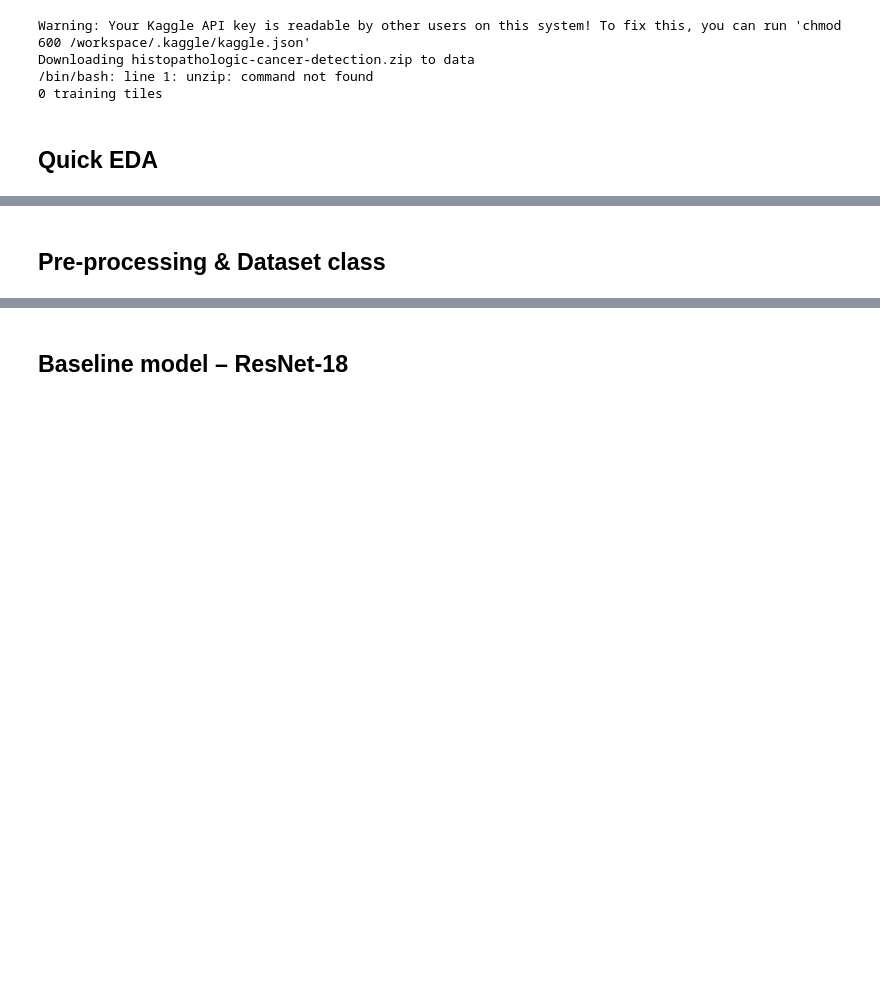
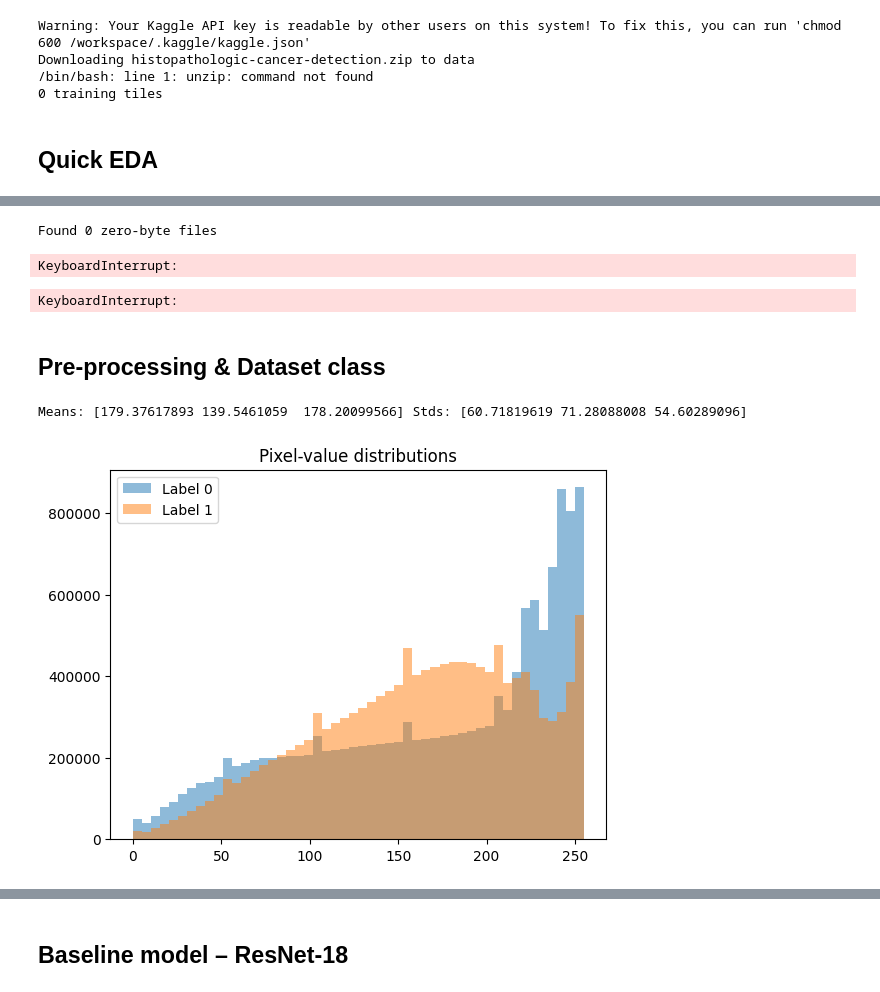
Before and after one commit to tgrytnes/cnn-cancer-detection, a Jupyter notebook: cnn_cancer_detection_template.ipynb, the cells around one changed output, grey strips where cells are left out. Saved outputs shown, nothing was run; the diff lists cells and outputs as text; code cells hidden in the pictures; blank space fills up the shorter version.

Commit message:
chore: complete preliminary EDA and data cleaning

```diff
--- a/cnn_cancer_detection_template.ipynb
+++ b/cnn_cancer_detection_template.ipynb
@@ -9,6 +9,10 @@ Kaggle Histopathologic Cancer Detection challenge
 %pip install -q kaggle wandb pandas matplotlib pillow
 
 import os, random, pathlib, numpy as np, torch, wandb
+import pandas as pd, matplotlib.pyplot as plt, pathlib
+from PIL import Image
+from tqdm import tqdm
+import hashlib
 
 # ── Reproducibility -----------------------------------------------------
 SEED = 42
@@ -18,6 +22,7 @@ random.seed(SEED); np.random.seed(SEED); torch.manual_seed(SEED)
 PROJECT_ROOT = pathlib.Path.cwd()                  # usually /workspace
 DATA_DIR      = pathlib.Path("/workspace/data")    # persistent dataset
 DATA_DIR.mkdir(exist_ok=True)
+all_paths = [DATA_DIR/"train"/f"{img_id}.tif" for img_id in df.id]
 
 # ── Kaggle CLI: tell it where the token lives ---------------------------
 os.environ["KAGGLE_CONFIG_DIR"] = "/workspace/.kaggle"
@@ -87,5 +111,62 @@ ModuleNotFoundError: No module named 'pandas'
 # %%
-# TODO: show class balance & a 3×3 grid of random tiles
-pass
+# Let us check if we have any files with zero bytes
+
+zero_byte = []
+for p in tqdm(all_paths, desc="Checking zero-byte files"):
+    if os.path.getsize(p) == 0:
+        zero_byte.append(p)
+
+print(f"Found {len(zero_byte)} zero-byte files")
+# %% [output]
+Found 0 zero-byte files
+# %%
+# Let us check if we have any duplicate files
+
+hashes, dupes = {}, []
+for p in tqdm(all_paths, desc="Checking duplicates"):
+    h = hashlib.md5(p.read_bytes()).hexdigest()
+    if h in hashes: dupes.append((hashes[h], p))
+    else:            hashes[h] = p
+print(f"Found {len(dupes)} duplicate pairs")
+# %% [output]
+KeyboardInterrupt:
+# %%
+# Let us check that all the structural properties of the files are okay.
+
+structural_issues = []
+
+for p in tqdm(all_paths, desc="Checking structure"):
+    with Image.open(p) as img:
+        # #dimensions: expect 96×96
+        size_ok = img.size == (96, 96)
+        # #colormode: expect RGB
+        mode_ok = img.mode == "RGB"
+        # #datatype: expect uint8 pixels
+        arr = np.array(img)
+        dtype_ok = arr.dtype == np.uint8
+
+        if not (size_ok and mode_ok and dtype_ok):
+            structural_issues.append((p, img.size, img.mode, arr.dtype))
+
+print(f"Found {len(structural_issues)} files with unexpected structure")
+# %% [output]
+KeyboardInterrupt:
 # %% [markdown]
 ## Pre‑processing & Dataset class
+# %%
+# 1. Per-channel mean & std (1000-sample)
+sample = random.sample(all_paths, 1000)
+arr = np.stack([np.array(Image.open(p)) for p in sample])
+print("Means:", arr.mean((0,1,2)), "Stds:", arr.std((0,1,2)))
+# %% [output]
+Means: [179.37617893 139.5461059  178.20099566] Stds: [60.71819619 71.28088008 54.60289096]
+# %%
+# 2. RGB histograms stratified by label (500/sample)
+df['path'] = df['id'].apply(lambda i: DATA_DIR/'train'/f"{i}.tif")
+for l in [0,1]:
+    v = np.array([np.array(Image.open(p)).ravel()
+                  for p in random.sample(df[df.label==l].path.tolist(), 500)]).ravel()
+    plt.hist(v, bins=50, alpha=0.5, label=f"Label {l}")
+plt.legend(); plt.title("Pixel‐value distributions"); plt.show()
+# %% [output]
+[figure, added]
```
Also changed, not shown: parts of 5 cells of this notebook.
